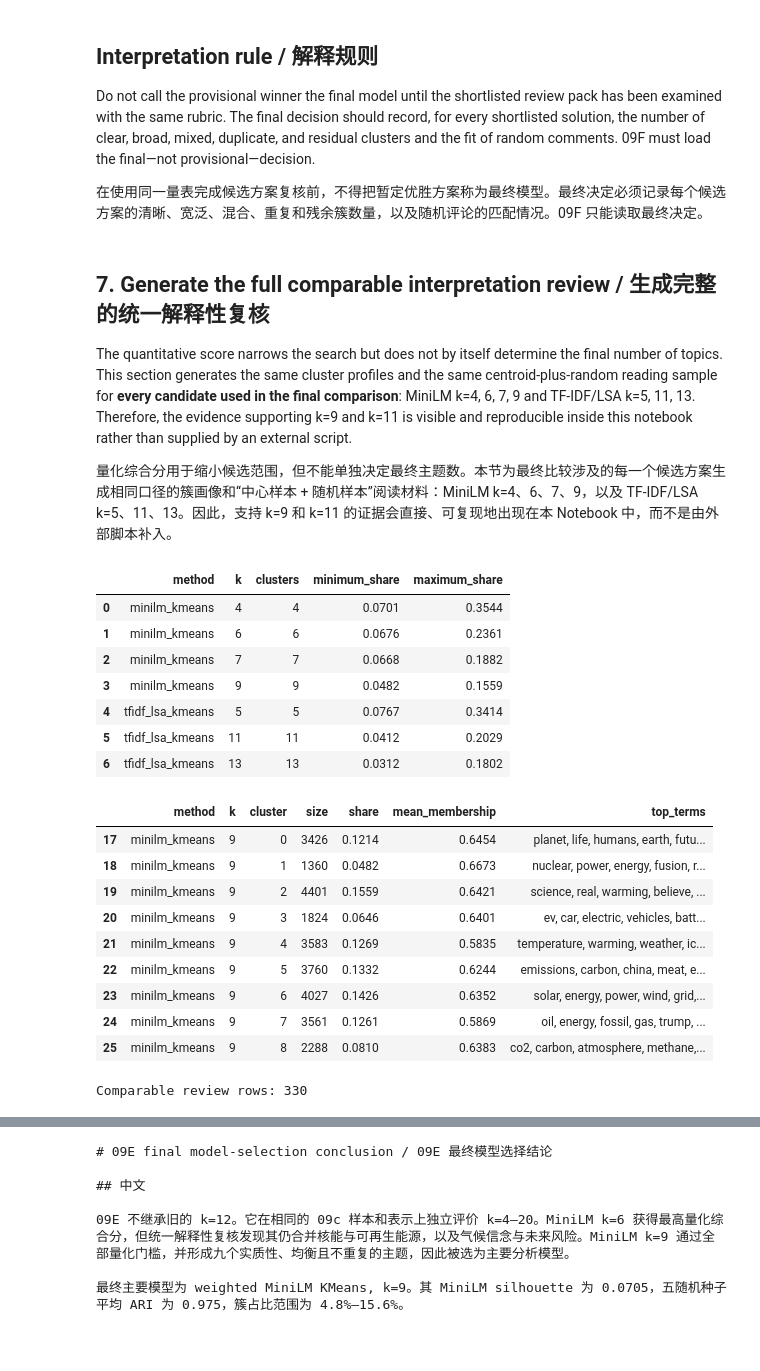
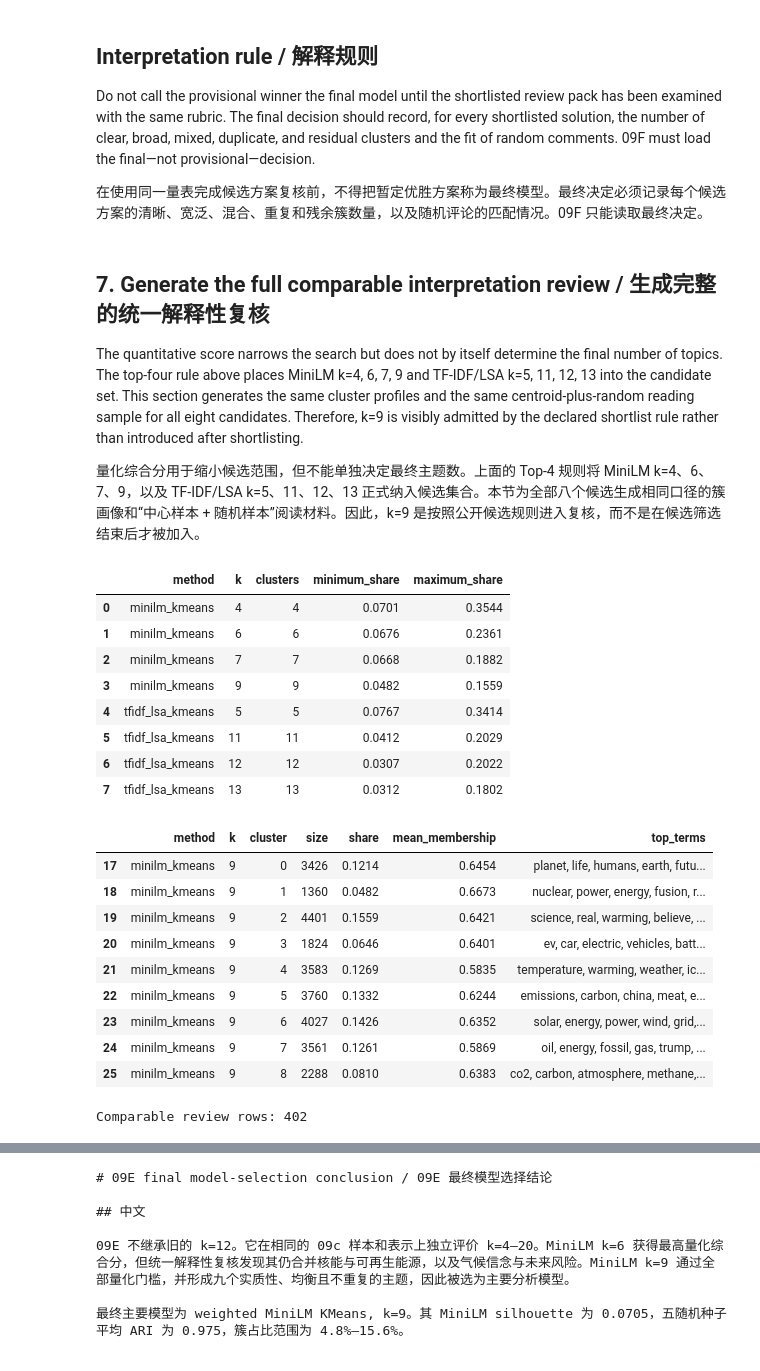
Before and after one commit to Rahulbhat2022/Dataminingproject, a Jupyter notebook: DM1_09e_review_informed_k_selection.ipynb, the cells around one changed output, grey strips where cells are left out. Saved outputs shown, nothing was run; the diff lists cells and outputs as text; code cells hidden in the pictures.

```diff
--- a/DM1_09e_review_informed_k_selection.ipynb
+++ b/DM1_09e_review_informed_k_selection.ipynb
@@ -401,7 +401,7 @@ shortlist = (
     selection_scores.loc[selection_scores["passes_guardrails"]]
     .sort_values(["method", "quantitative_score"], ascending=[True, False])
     .groupby("method", as_index=False, group_keys=False)
-    .head(3)
+    .head(4)
     .copy()
 )
 
@@ -602,18 +604,17 @@ Do not call the provisional winner the final model until the shortlisted review
 # %% [markdown]
 ## 7. Generate the full comparable interpretation review / 生成完整的统一解释性复核
 
-The quantitative score narrows the search but does not by itself determine the final number of topics. This section generates the same cluster profiles and the same centroid-plus-random reading sample for **every candidate used in the final comparison**: MiniLM k=4, 6, 7, 9 and TF-IDF/LSA k=5, 11, 13. Therefore, the evidence supporting k=9 and k=11 is visible and reproducible inside this notebook rather than supplied by an external script.
+The quantitative score narrows the search but does not by itself determine the final number of topics. The top-four rule above places MiniLM k=4, 6, 7, 9 and TF-IDF/LSA k=5, 11, 12, 13 into the candidate set. This section generates the same cluster profiles and the same centroid-plus-random reading sample for all eight candidates. Therefore, k=9 is visibly admitted by the declared shortlist rule rather than introduced after shortlisting.
 
-量化综合分用于缩小候选范围，但不能单独决定最终主题数。本节为最终比较涉及的每一个候选方案生成相同口径的簇画像和“中心样本 + 随机样本”阅读材料：MiniLM k=4、6、7、9，以及 TF-IDF/LSA k=5、11、13。因此，支持 k=9 和 k=11 的证据会直接、可复现地出现在本 Notebook 中，而不是由外部脚本补入。
+量化综合分用于缩小候选范围，但不能单独决定最终主题数。上面的 Top-4 规则将 MiniLM k=4、6、7、9，以及 TF-IDF/LSA k=5、11、12、13 正式纳入候选集合。本节为全部八个候选生成相同口径的簇画像和“中心样本 + 随机样本”阅读材料。因此，k=9 是按照公开候选规则进入复核，而不是在候选筛选结束后才被加入。
 # %%
 extended_candidates = [
-    ("minilm_kmeans", 4, X_semantic),
-    ("minilm_kmeans", 6, X_semantic),
-    ("minilm_kmeans", 7, X_semantic),
-    ("minilm_kmeans", 9, X_semantic),
-    ("tfidf_lsa_kmeans", 5, X_lsa),
-    ("tfidf_lsa_kmeans", 11, X_lsa),
-    ("tfidf_lsa_kmeans", 13, X_lsa),
+    (
+        row.method,
+        int(row.k),
+        X_semantic if row.method == "minilm_kmeans" else X_lsa,
+    )
+    for row in shortlist.sort_values(["method", "quantitative_rank"]).itertuples(index=False)
 ]
 
 
@@ -684,34 +685,35 @@ extended_candidate_profiles.to_csv(
     index=False,
     encoding="utf-8-sig",
 )
 extended_candidate_review_pack.to_csv(
     OUTPUT_DIR / "extended_candidate_interpretation_review_pack.csv",
     index=False,
     encoding="utf-8-sig",
 )
 
 candidate_coverage = (
     extended_candidate_profiles.groupby(["method", "k"])
     .agg(clusters=("cluster", "nunique"), minimum_share=("share", "min"), maximum_share=("share", "max"))
     .reset_index()
 )
 display(candidate_coverage.round(4))
 display(
     extended_candidate_profiles.loc[
         extended_candidate_profiles["method"].eq("minilm_kmeans")
         & extended_candidate_profiles["k"].eq(9)
     ].round(4)
 )
 print("Comparable review rows:", len(extended_candidate_review_pack))
 # %% [output]
 |  | method | k | clusters | minimum_share | maximum_share |
 | 0 | minilm_kmeans | 4 | 4 | 0.0701 | 0.3544 |
 | 1 | minilm_kmeans | 6 | 6 | 0.0676 | 0.2361 |
 | 2 | minilm_kmeans | 7 | 7 | 0.0668 | 0.1882 |
 | 3 | minilm_kmeans | 9 | 9 | 0.0482 | 0.1559 |
 | 4 | tfidf_lsa_kmeans | 5 | 5 | 0.0767 | 0.3414 |
 | 5 | tfidf_lsa_kmeans | 11 | 11 | 0.0412 | 0.2029 |
-| 6 | tfidf_lsa_kmeans | 13 | 13 | 0.0312 | 0.1802 |
+| 6 | tfidf_lsa_kmeans | 12 | 12 | 0.0307 | 0.2022 |
+| 7 | tfidf_lsa_kmeans | 13 | 13 | 0.0312 | 0.1802 |
 |  | method | k | cluster | size | share | mean_membership | top_terms |
 | 17 | minilm_kmeans | 9 | 0 | 3426 | 0.1214 | 0.6454 | planet, life, humans, earth, futu... |
 | 18 | minilm_kmeans | 9 | 1 | 1360 | 0.0482 | 0.6673 | nuclear, power, energy, fusion, r... |
@@ -722,5 +724,5 @@ print("Comparable review rows:", len(extended_candidate_review_pack))
 | 23 | minilm_kmeans | 9 | 6 | 4027 | 0.1426 | 0.6352 | solar, energy, power, wind, grid,... |
 | 24 | minilm_kmeans | 9 | 7 | 3561 | 0.1261 | 0.5869 | oil, energy, fossil, gas, trump, ... |
 | 25 | minilm_kmeans | 9 | 8 | 2288 | 0.0810 | 0.6383 | co2, carbon, atmosphere, methane,... |
-Comparable review rows: 330
+Comparable review rows: 402
 # %% [markdown]
```
Also changed, not shown: parts of 8 cells of this notebook, 1 other file.
